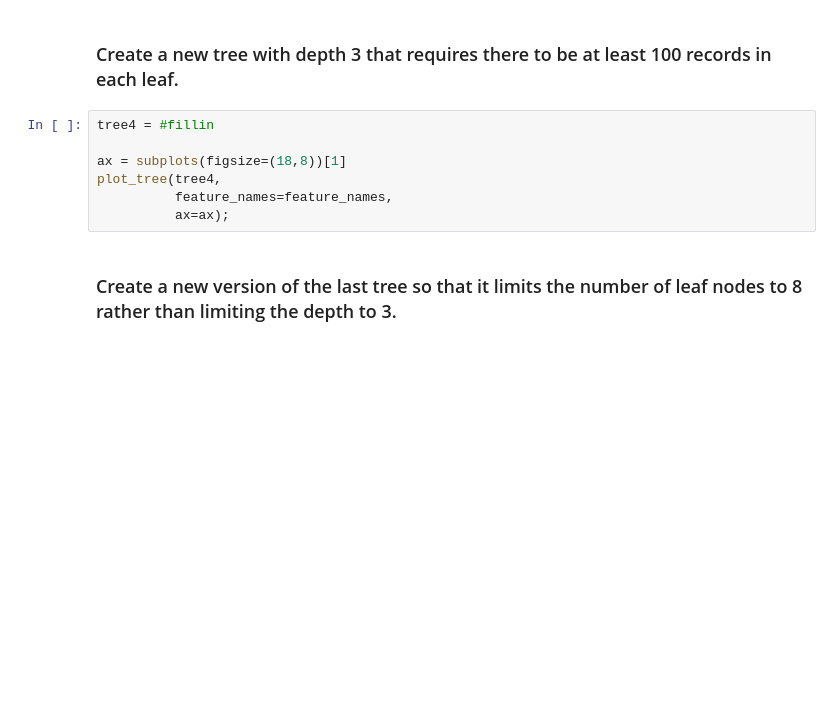
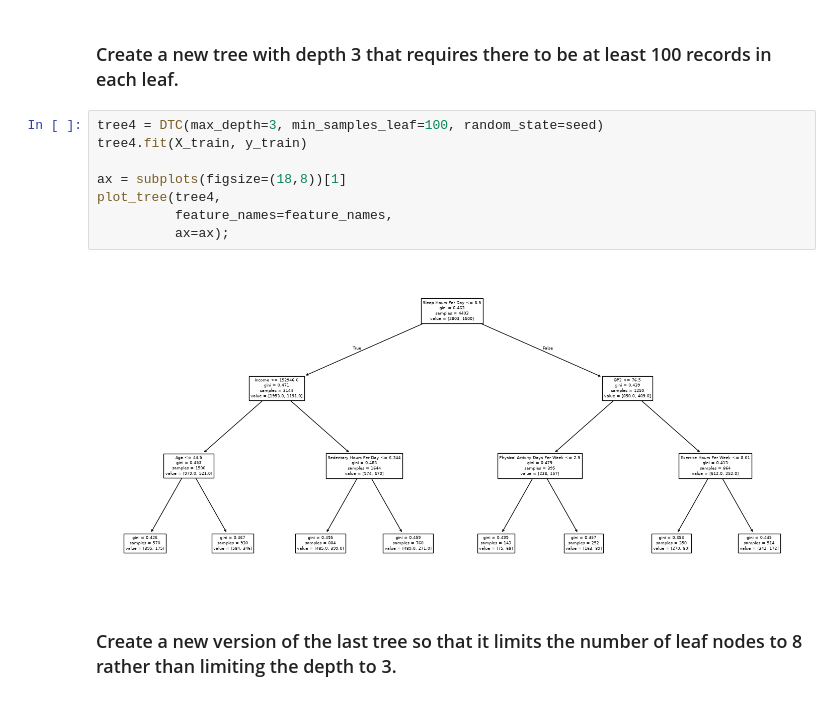
Before and after one commit to charmi124/code_2600, a Jupyter notebook: mod08_rf.ipynb, the cells around one changed output. Cells and saved outputs as stored; diff of their text form; blank space fills up the shorter version.

```diff
--- a/mod08_rf.ipynb
+++ b/mod08_rf.ipynb
@@ -97,12 +166,15 @@ plot_tree(tree3,
 # %% [markdown]
 ### Create a new tree with depth 3 that requires there to be at least 100 records in each leaf.
 # %%
-tree4 = #fillin
+tree4 = DTC(max_depth=3, min_samples_leaf=100, random_state=seed)
+tree4.fit(X_train, y_train)
 
 ax = subplots(figsize=(18,8))[1]
 plot_tree(tree4,
           feature_names=feature_names,
           ax=ax);
+# %% [output]
+[figure, added]
 # %% [markdown]
 ### Create a new version of the last tree so that it limits the number of leaf nodes to 8 rather than limiting the depth to 3.
 # %%
```
Also changed, not shown: parts of 22 cells of this notebook.
